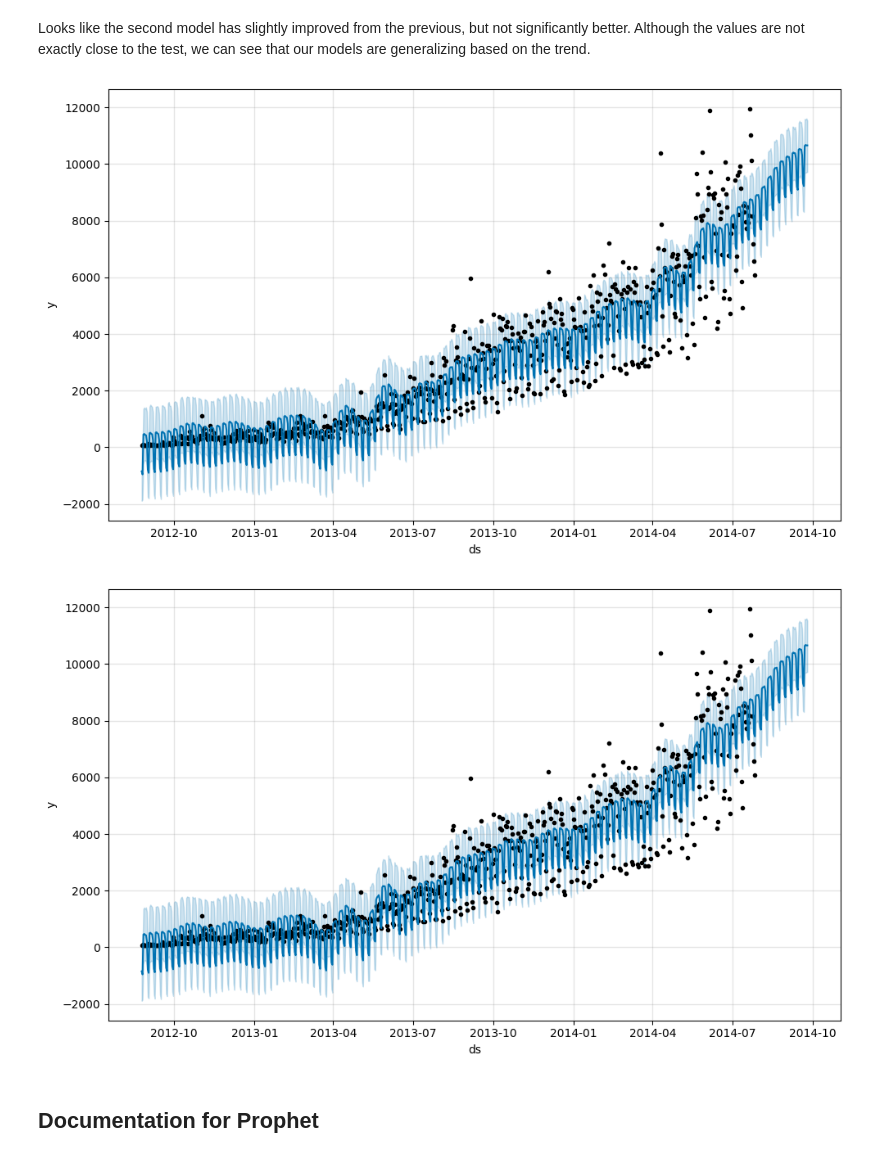
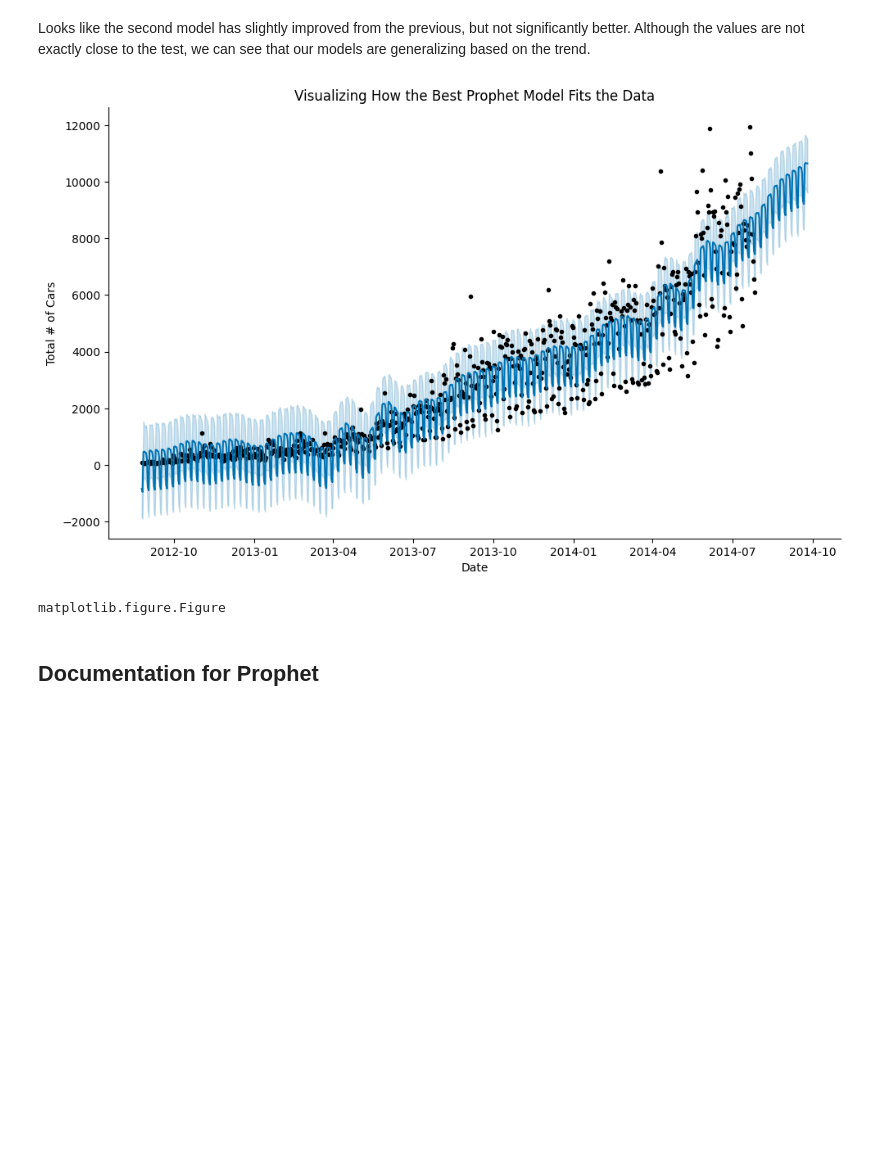
Before and after one commit to rkaushick-neu/traffic-forecasting, a Jupyter notebook: traffic_forecast_1.ipynb, the cells around one changed output. Drawn from its saved outputs; the diff is of its cells as text; code cells hidden in the pictures; blank space fills up the shorter version.

```diff
--- a/traffic_forecast_1.ipynb
+++ b/traffic_forecast_1.ipynb
@@ -552,12 +563,23 @@ plt.show()
 # %% [markdown]
 Looks like the second model has slightly improved from the previous, but not significantly better.
 Although the values are not exactly close to the test, we can see that our models are generalizing based on the trend.
-# %%
-model2.plot(forecast2)
-# remove the grid lines
-# %% [output]
-[figure, removed]
-[figure, removed]
+# %%
+import seaborn as sns
+fig1 = model2.plot(forecast2)
+
+plt.title("Visualizing How the Best Prophet Model Fits the Data")
+plt.xlabel("Date")
+plt.ylabel('Total # of Cars')
+
+# remove the grid lines
+plt.grid(False)
+sns.despine()
+# %% [output]
+[figure, added]
+# %%
+type(fig1)
+# %% [output]
+matplotlib.figure.Figure
 # %% [markdown]
 ## Documentation for Prophet
 # %%
```
Also changed, not shown: parts of 9 cells of this notebook.
